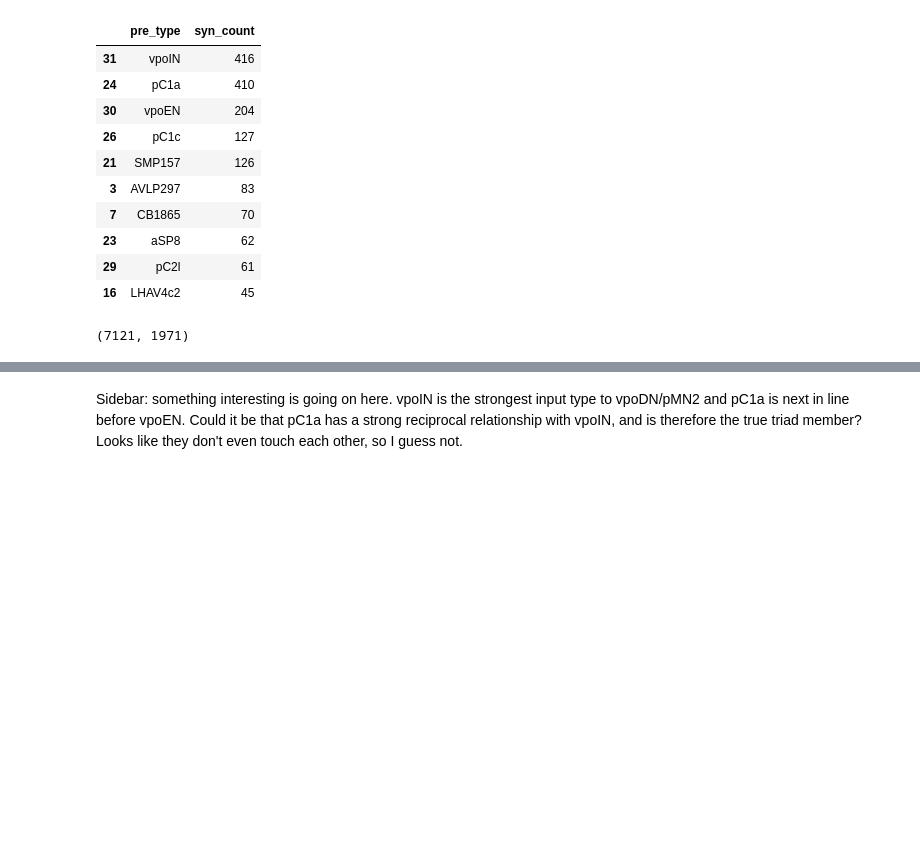
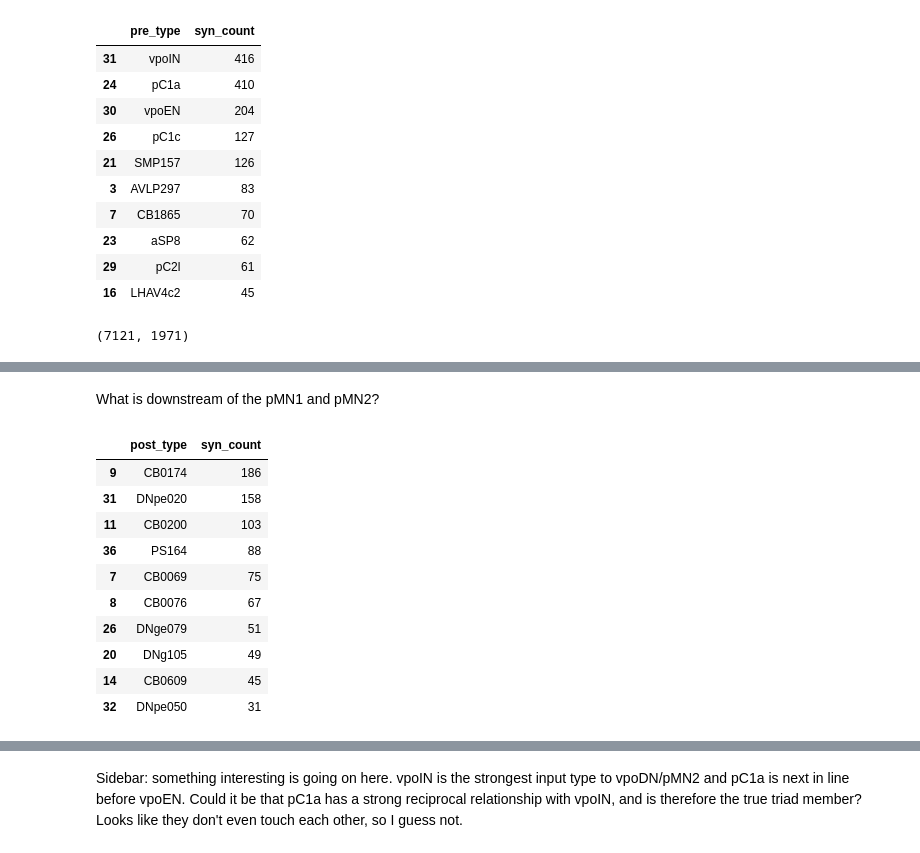
Before and after one commit to Gutierrez-lab/auditory-analysis, a Jupyter notebook: preliminary_analyses.ipynb, the cells around one changed output, grey strips where cells are left out. Cells and saved outputs as stored; diff of their text form; code cells hidden in the pictures; blank space fills up the shorter version.

Commit message:
checking pMN outputs

```diff
--- a/preliminary_analyses.ipynb
+++ b/preliminary_analyses.ipynb
@@ -1058,0 +1085,6 @@ pMN1_input_types['syn_count'].sum(), pMN2_input_types['syn_count'].sum()
+# %% [markdown]
+What is downstream of the pMN1 and pMN2?
+# %%
+# outputs from pMN1
+pMN1_output_conns = simple_connections[simple_connections['pre_root_id'].isin(sexy_types[sexy_types['cell_type']=='pMN1']['root_id'].tolist())]
+pMN1_outputs = pMN1_output_conns['post_root_id'].tolist()
@@ -1058,0 +1095,17 @@ pMN1_input_types['syn_count'].sum(), pMN2_input_types['syn_count'].sum()
+# %%
+# top outputs from pMN1 by consolidated type
+_pMN1_output_types = pMN1_output_conns[['post_root_id','syn_count']].merge(complete_types[['root_id', 'consolidated_type']], left_on='post_root_id', right_on='root_id').drop(columns=['root_id']).rename(columns={'consolidated_type': 'post_type'})
+pMN1_output_types = _pMN1_output_types[['post_type','syn_count']].groupby('post_type').sum().reset_index().sort_values('syn_count', ascending=False)
+pMN1_output_types.head(10)
+# %% [output]
+|  | post_type | syn_count |
+| 9 | CB0174 | 186 |
+| 31 | DNpe020 | 158 |
+| 11 | CB0200 | 103 |
+| 36 | PS164 | 88 |
+| 7 | CB0069 | 75 |
+| 8 | CB0076 | 67 |
+| 26 | DNge079 | 51 |
+| 20 | DNg105 | 49 |
+| 14 | CB0609 | 45 |
+| 32 | DNpe050 | 31 |
```
Also changed, not shown: parts of 6 cells of this notebook.
